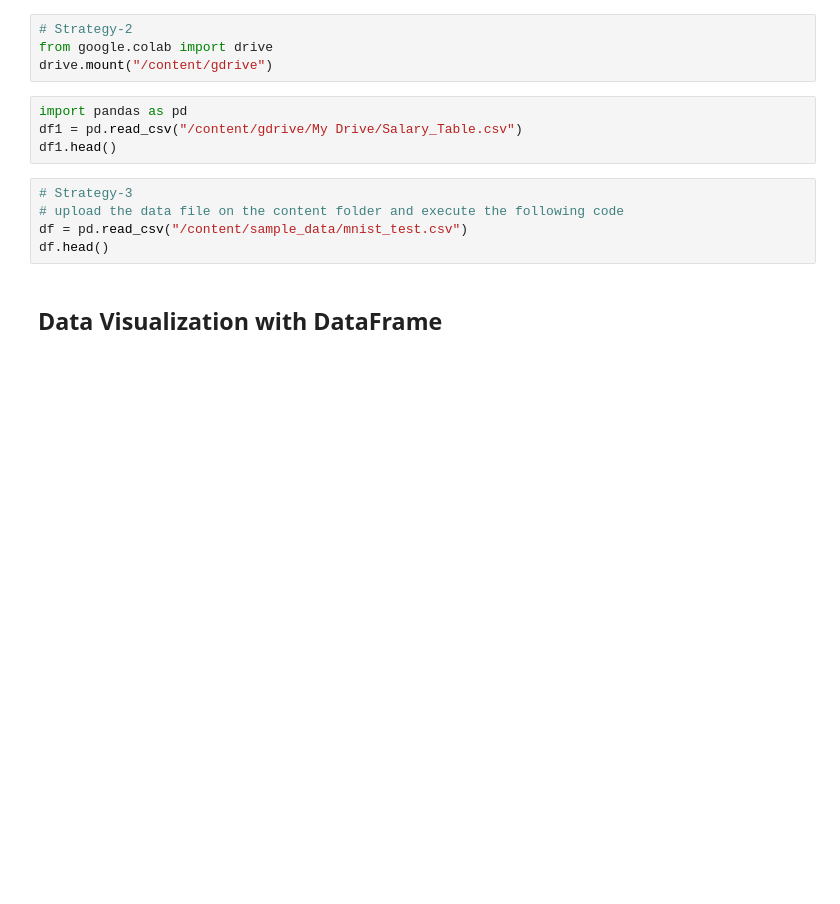
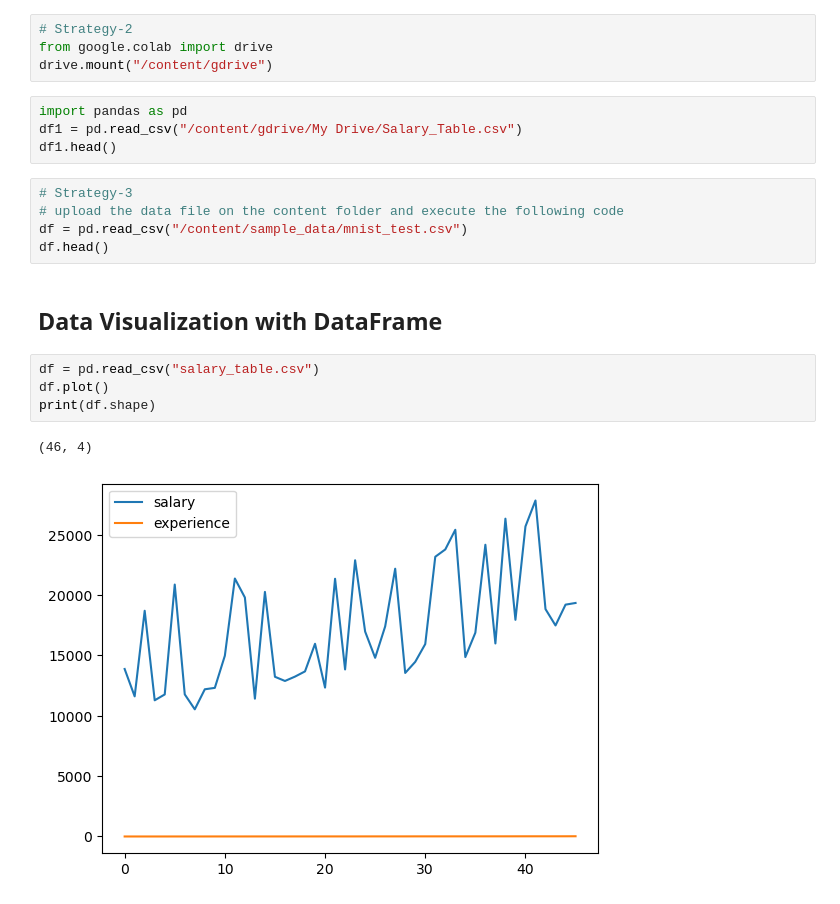
Before and after one commit to toarnabtrainer/AEC_ML_Batch_2_August_2026, a Jupyter notebook: Pandas.ipynb, the cells around one changed output. Saved outputs shown, nothing was run; the diff lists cells and outputs as text; blank space fills up the shorter version.

```diff
--- a/Pandas.ipynb
+++ b/Pandas.ipynb
@@ -1400,3 +1539,10 @@ df = pd.read_csv("/content/sample_data/mnist_test.csv")
 df.head()
 # %% [markdown]
 ## **Data Visualization with DataFrame**
+# %%
+df = pd.read_csv("salary_table.csv")
+df.plot()
+print(df.shape)
+# %% [output]
+(46, 4)
+[figure, added]
```
Also changed, not shown: parts of 21 cells of this notebook.
